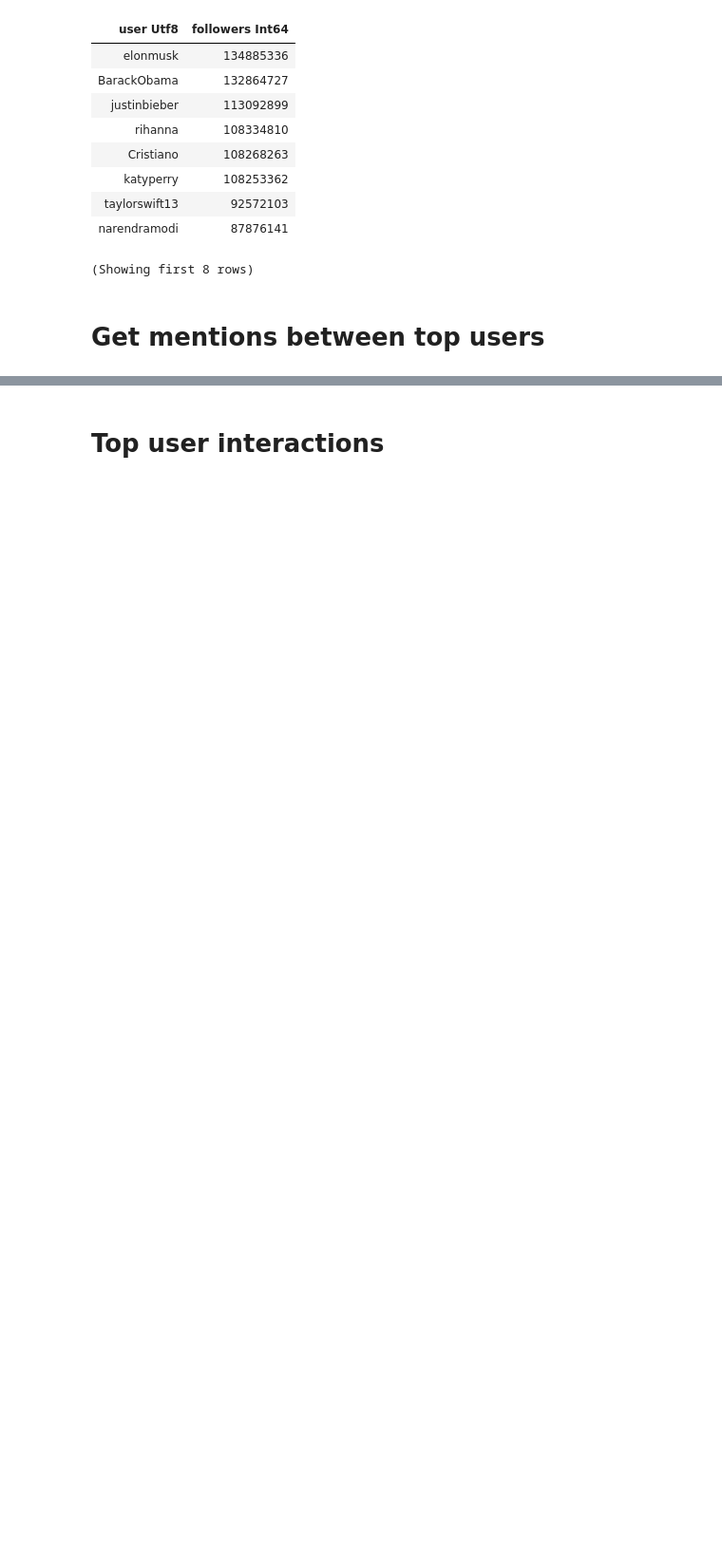
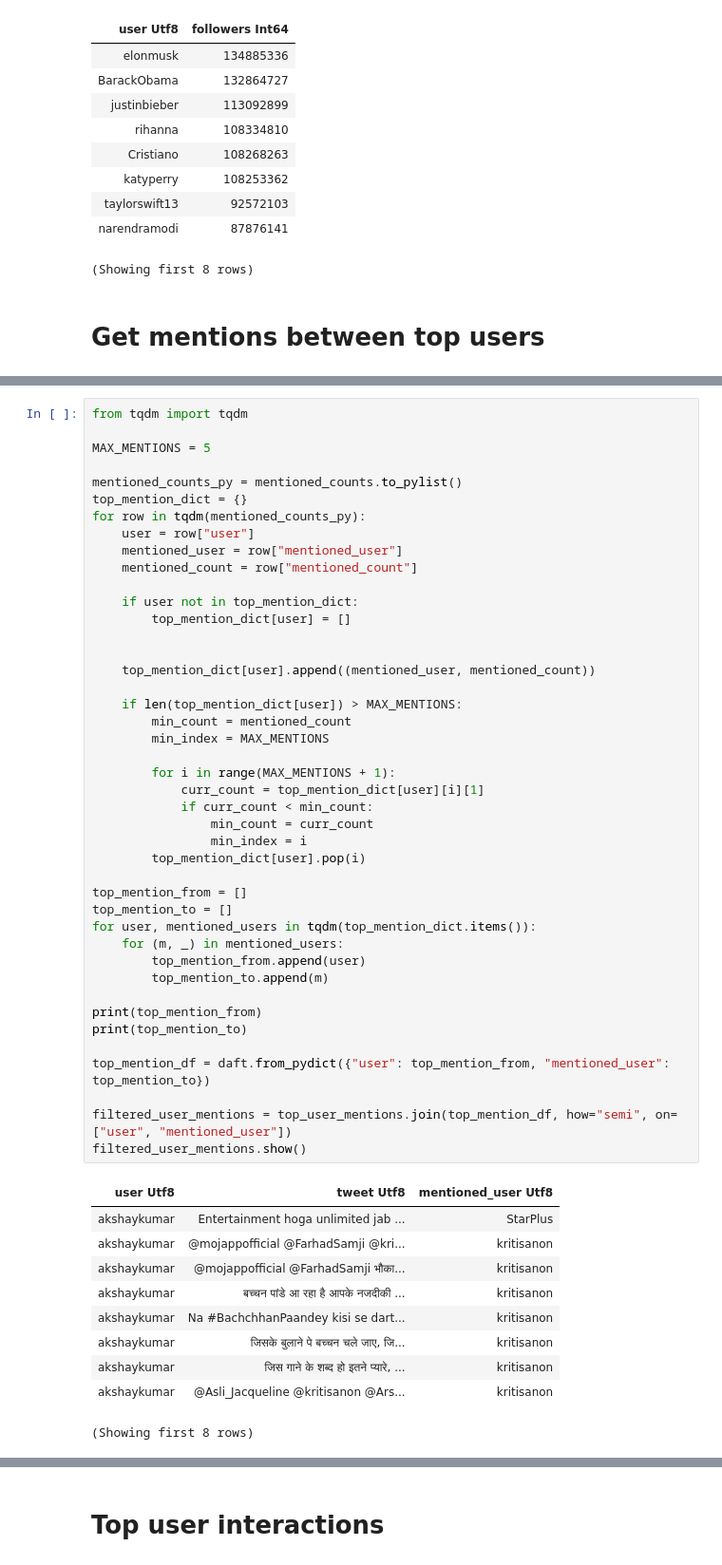
Before and after one commit to kevinzwang/project-constellai, a Jupyter notebook: twitter.ipynb, the cells around one changed output, grey strips where cells are left out. Shown at 95% size. Drawn from its saved outputs; the diff is of its cells as text; blank space fills up the shorter version.

```diff
--- a/twitter.ipynb
+++ b/twitter.ipynb
@@ -125,0 +142,54 @@ top_user_mentions.count().show()
+# %%
+from tqdm import tqdm
+
+MAX_MENTIONS = 5
+
+mentioned_counts_py = mentioned_counts.to_pylist()
+top_mention_dict = {}
+for row in tqdm(mentioned_counts_py):
+    user = row["user"]
+    mentioned_user = row["mentioned_user"]
+    mentioned_count = row["mentioned_count"]
+
+    if user not in top_mention_dict:
+        top_mention_dict[user] = []
+
+
+    top_mention_dict[user].append((mentioned_user, mentioned_count))
+
+    if len(top_mention_dict[user]) > MAX_MENTIONS:
+        min_count = mentioned_count
+        min_index = MAX_MENTIONS
+
+        for i in range(MAX_MENTIONS + 1):
+            curr_count = top_mention_dict[user][i][1]
+            if curr_count < min_count:
+                min_count = curr_count
+                min_index = i
+        top_mention_dict[user].pop(i)
+
+top_mention_from = []
+top_mention_to = []
+for user, mentioned_users in tqdm(top_mention_dict.items()):
+    for (m, _) in mentioned_users:
+        top_mention_from.append(user)
+        top_mention_to.append(m)
+
+print(top_mention_from)
+print(top_mention_to)
+
+top_mention_df = daft.from_pydict({"user": top_mention_from, "mentioned_user": top_mention_to})
+
+filtered_user_mentions = top_user_mentions.join(top_mention_df, how="semi", on=["user", "mentioned_user"])
+filtered_user_mentions.show()
+# %% [output]
+| user Utf8 | tweet Utf8 | mentioned_user Utf8 |
+| akshaykumar | Entertainment hoga unlimited jab ... | StarPlus |
+| akshaykumar | @mojappofficial @FarhadSamji @kri... | kritisanon |
+| akshaykumar | @mojappofficial @FarhadSamji भौका... | kritisanon |
+| akshaykumar | बच्चन पांडे आ रहा है आपके नजदीकी ... | kritisanon |
+| akshaykumar | Na #BachchhanPaandey kisi se dart... | kritisanon |
+| akshaykumar | जिसके बुलाने पे बच्चन चले जाए, जि... | kritisanon |
+| akshaykumar | जिस गाने के शब्द हो इतने प्यारे, ... | kritisanon |
+| akshaykumar | @Asli_Jacqueline @kritisanon @Ars... | kritisanon |
+(Showing first 8 rows)
```
Also changed, not shown: parts of 16 cells of this notebook, 3 other files.
